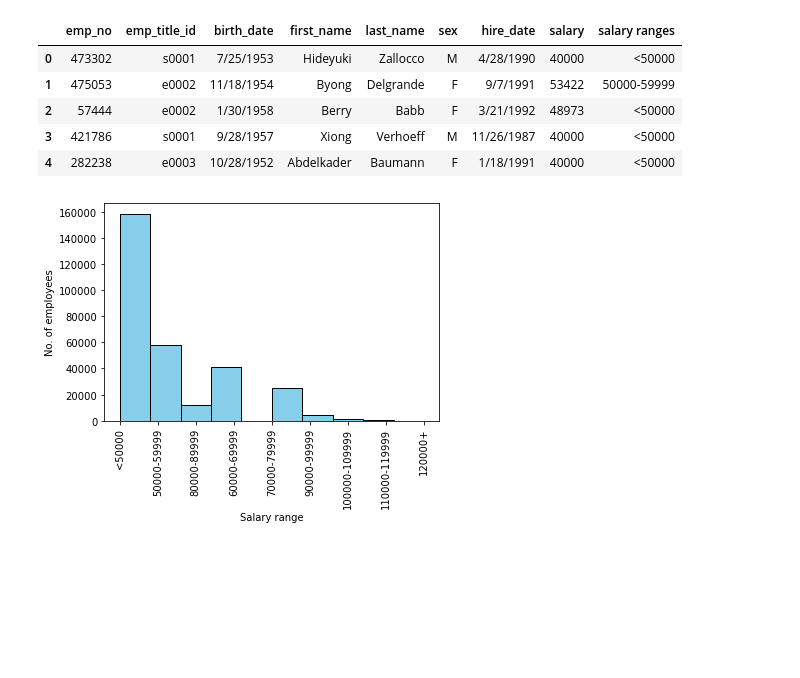
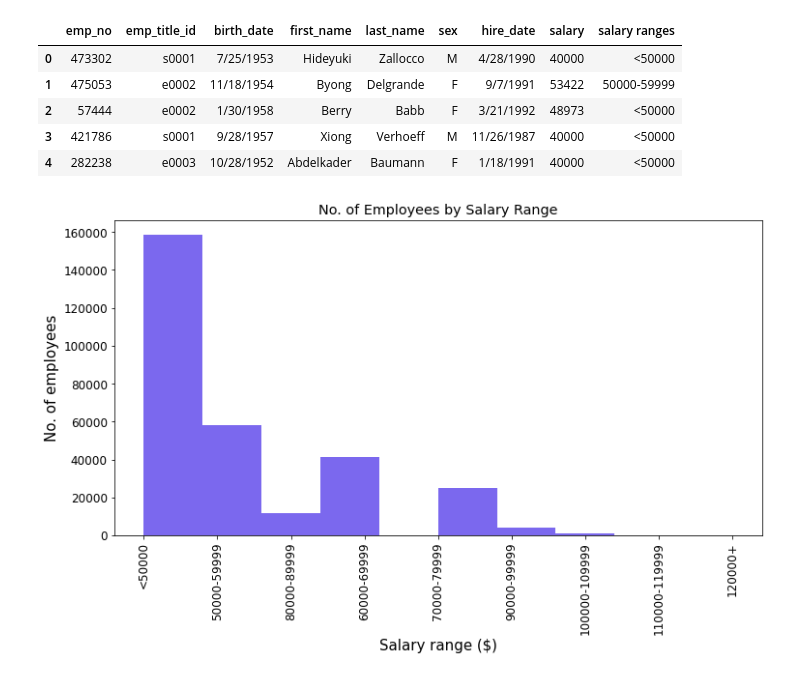
Before and after one commit to LP-116/sql-challenge, a Jupyter notebook: salary_analysis.ipynb, the cells around one changed output. Cells and saved outputs as stored; diff of their text form; code cells hidden in the pictures; blank space fills up the shorter version.

```diff
--- a/salary_analysis.ipynb
+++ b/salary_analysis.ipynb
@@ -68,10 +69,13 @@ combined_data.head()
 | 3 | 421786 | s0001 | 9/28/1957 | Xiong | Verhoeff | M | 11/26/1987 | 40000 | <50000 |
 | 4 | 282238 | e0003 | 10/28/1952 | Abdelkader | Baumann | F | 1/18/1991 | 40000 | <50000 |
 # %%
-plt.hist(combined_data["salary ranges"], color="skyblue", edgecolor="black")
-plt.xlabel("Salary range")
-plt.ylabel("No. of employees")
+plt.rcParams.update({'font.size': 12})
+plt.figure(figsize=(12,6))
+plt.hist(combined_data["salary ranges"], color="mediumslateblue")
+plt.xlabel("Salary range ($)", fontsize = 15)
+plt.ylabel("No. of employees", fontsize = 15)
+plt.title("No. of Employees by Salary Range")
 plt.xticks(rotation='vertical')
 plt.show()
 # %% [output]
-[figure, old version]
+[figure, new version]
```
Also changed, not shown: parts of 1 cell of this notebook.
